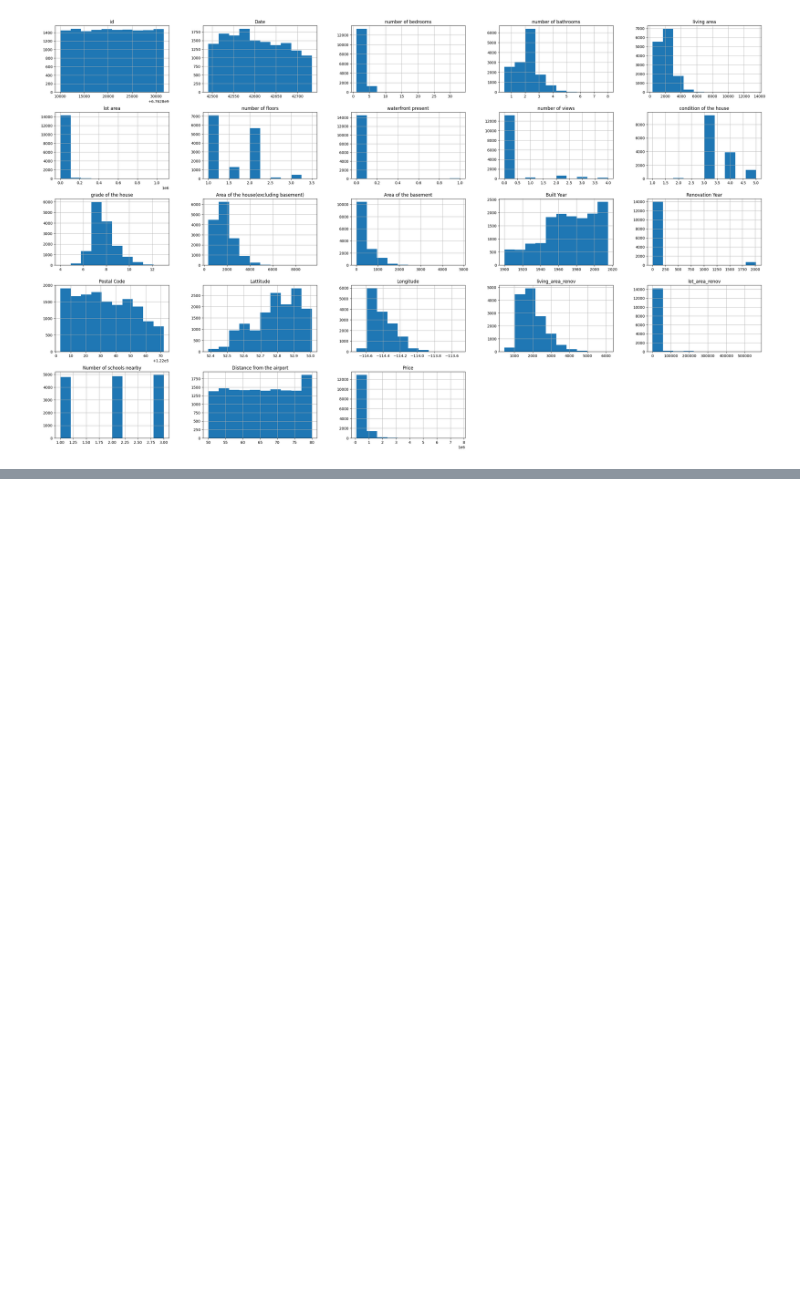
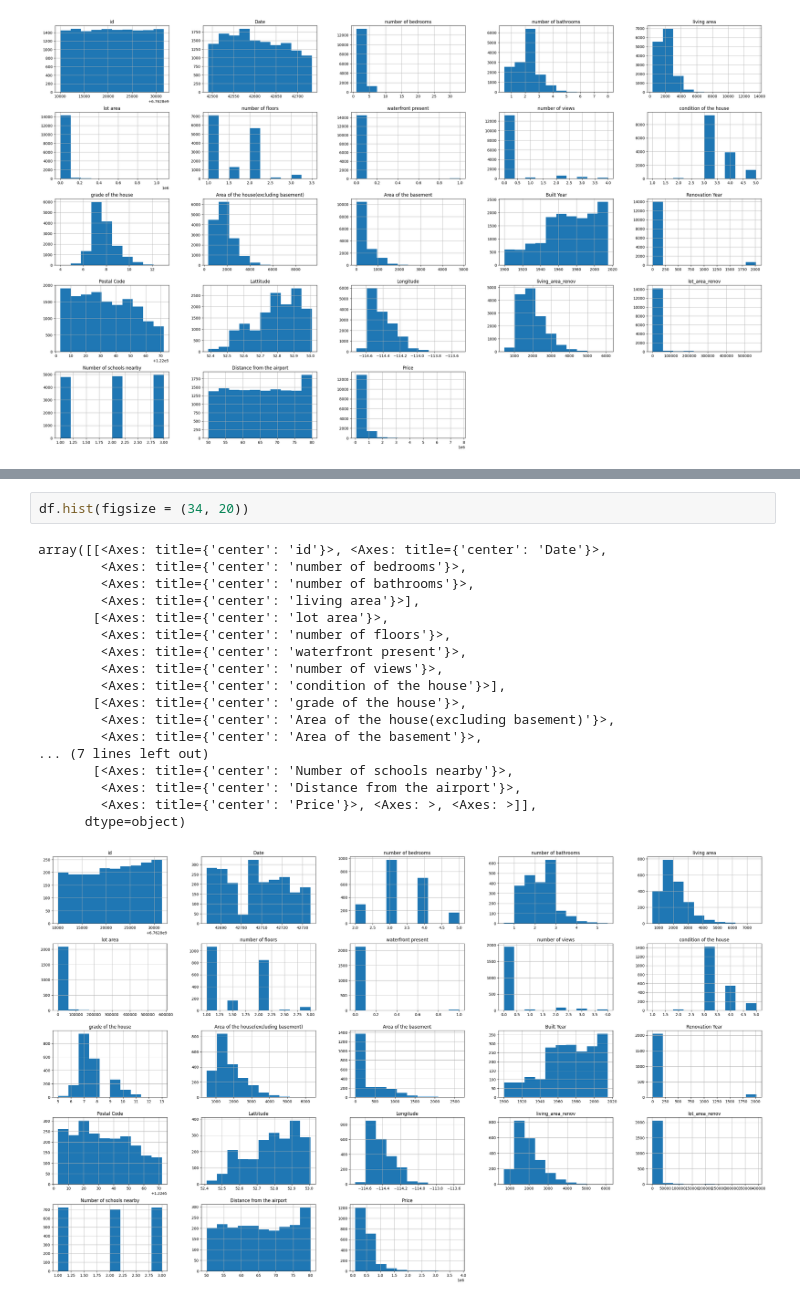
Before and after one commit to lklmkv/tvp1t, a Jupyter notebook: Outliers.ipynb, the cells around one changed output, grey strips where cells are left out. Saved outputs shown, nothing was run; the diff lists cells and outputs as text; blank space fills up the shorter version.

```diff
--- a/Outliers.ipynb
+++ b/Outliers.ipynb
@@ -68,0 +117,21 @@ for idx, feat in  enumerate(features):
+# %%
+df.hist(figsize = (34, 20))
+# %% [output]
+array([[<Axes: title={'center': 'id'}>, <Axes: title={'center': 'Date'}>,
+        <Axes: title={'center': 'number of bedrooms'}>,
+        <Axes: title={'center': 'number of bathrooms'}>,
+        <Axes: title={'center': 'living area'}>],
+       [<Axes: title={'center': 'lot area'}>,
+        <Axes: title={'center': 'number of floors'}>,
+        <Axes: title={'center': 'waterfront present'}>,
+        <Axes: title={'center': 'number of views'}>,
+        <Axes: title={'center': 'condition of the house'}>],
+       [<Axes: title={'center': 'grade of the house'}>,
+        <Axes: title={'center': 'Area of the house(excluding basement)'}>,
+        <Axes: title={'center': 'Area of the basement'}>,
+... (7 lines left out)
+       [<Axes: title={'center': 'Number of schools nearby'}>,
+        <Axes: title={'center': 'Distance from the airport'}>,
+        <Axes: title={'center': 'Price'}>, <Axes: >, <Axes: >]],
+      dtype=object)
+[figure, added]
```
Also changed, not shown: parts of 11 cells of this notebook.
